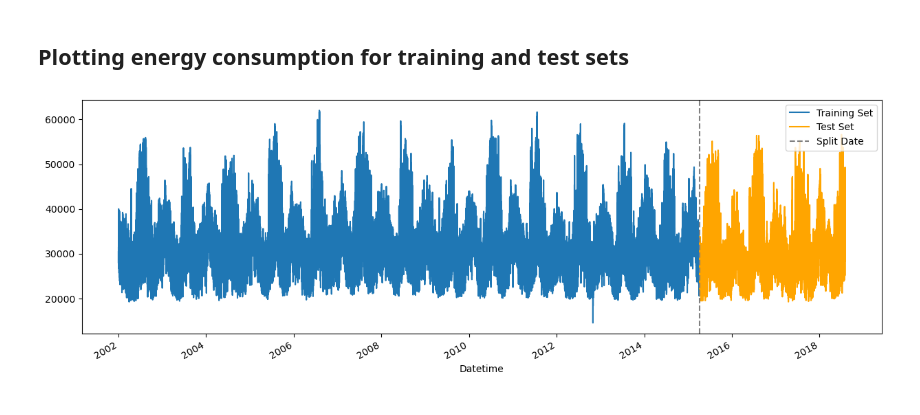
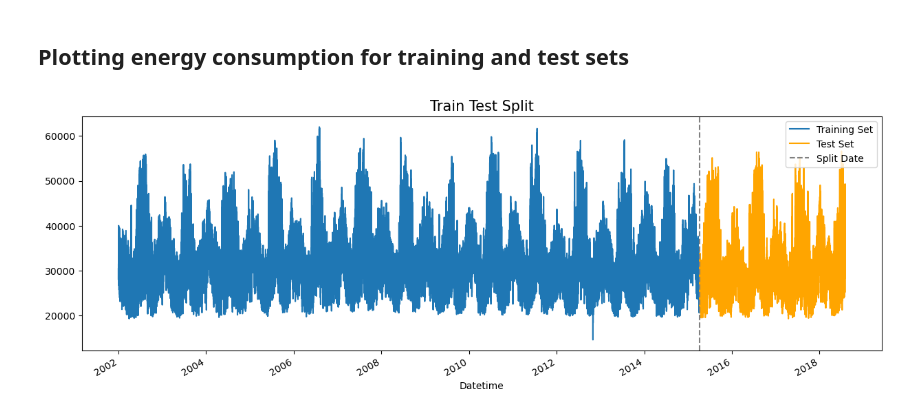
Before and after one commit to YarosInter/Time-Series-XGBoost-Energy-Consumption, a Jupyter notebook: XGBoost_Energy_Consumption_Forecast.ipynb, the cells around one changed output. Drawn from its saved outputs; the diff is of its cells as text; code cells hidden in the pictures.

```diff
--- a/XGBoost_Energy_Consumption_Forecast.ipynb
+++ b/XGBoost_Energy_Consumption_Forecast.ipynb
@@ -200,12 +200,13 @@ pd.DataFrame(y_test).head()
 # %%
 # Plot the training and test sets
 date_of_split = "2015-04-09 14:00:00"
 
 fig, ax = plt.subplots(figsize=(15, 5))
 y_train.plot(ax=ax, label="Training Set")
 y_test.plot(ax=ax, label="Test Set", color="orange")
 ax.axvline(date_of_split, ls="--", color="gray", label="Split Date")
 ax.legend()
+plt.title("Train Test Split", fontsize=15)
 plt.show()
 # %% [output]
-[figure, old version]
+[figure, new version]
```
Also changed, not shown: parts of 5 cells of this notebook.
